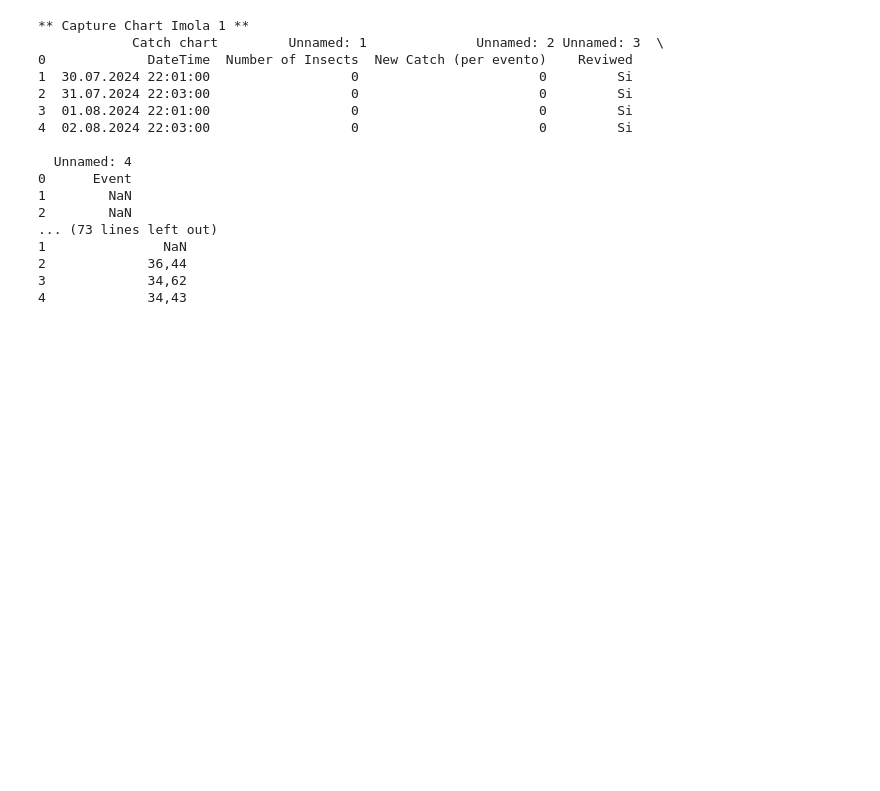
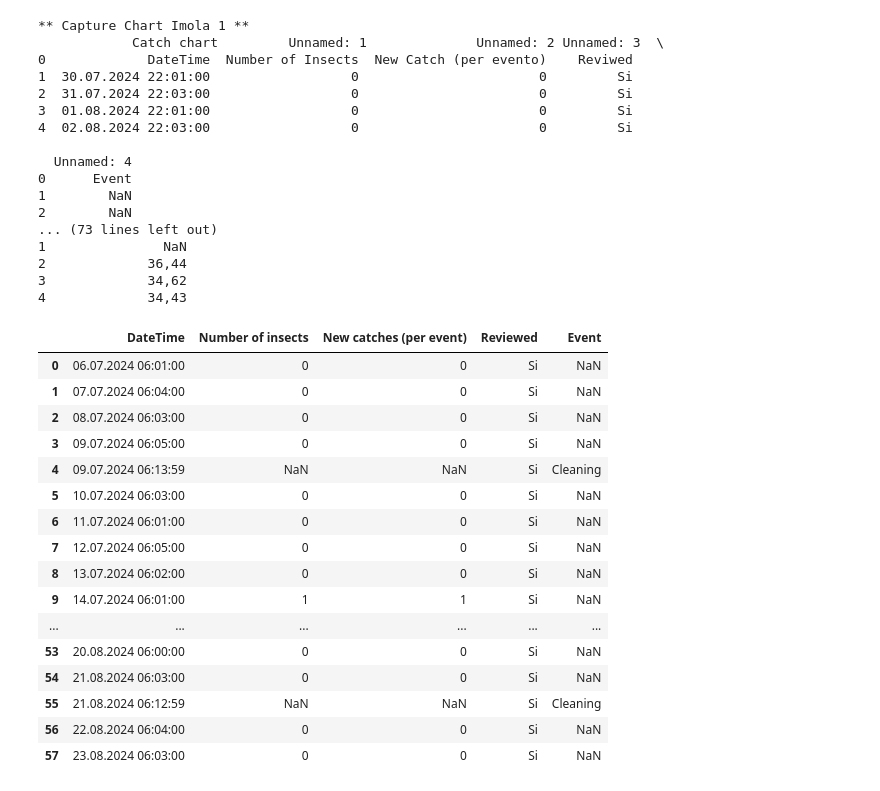
Before and after one commit to raz0208/Agritech-Pest-Prediction, a Jupyter notebook: Agritech_Pest_Prediction_and_Classification.ipynb, the cells around one changed output. Cells and saved outputs as stored; diff of their text form; code cells hidden in the pictures; blank space fills up the shorter version.

```diff
--- a/Agritech_Pest_Prediction_and_Classification.ipynb
+++ b/Agritech_Pest_Prediction_and_Classification.ipynb
@@ -73,3 +73,30 @@ print("** Historical Weather Data Imola 3 ** \n",Historical_Weather_Data_Imola_3
 2             36,44
 3             34,62
 4             34,43
+# %%
+# Rename columns using the first row as header and drop the old header row
+
+# Fix Capture Chart data for Cicalino
+Capture_Chart_Cicalino_1.columns = Capture_Chart_Cicalino_1.iloc[0]  # Set first row as header
+Capture_Chart_Cicalino_1 = Capture_Chart_Cicalino_1[1:].reset_index(drop=True)  # Remove first row
+
+# Fix Historical Weather Data for Cicalino
+Capture_Chart_Cicalino_1
+# %% [output]
+|  | DateTime | Number of insects | New catches (per event) | Reviewed | Event |
+| 0 | 06.07.2024 06:01:00 | 0 | 0 | Si | NaN |
+| 1 | 07.07.2024 06:04:00 | 0 | 0 | Si | NaN |
+| 2 | 08.07.2024 06:03:00 | 0 | 0 | Si | NaN |
+| 3 | 09.07.2024 06:05:00 | 0 | 0 | Si | NaN |
+| 4 | 09.07.2024 06:13:59 | NaN | NaN | Si | Cleaning |
+| 5 | 10.07.2024 06:03:00 | 0 | 0 | Si | NaN |
+| 6 | 11.07.2024 06:01:00 | 0 | 0 | Si | NaN |
+| 7 | 12.07.2024 06:05:00 | 0 | 0 | Si | NaN |
+| 8 | 13.07.2024 06:02:00 | 0 | 0 | Si | NaN |
+| 9 | 14.07.2024 06:01:00 | 1 | 1 | Si | NaN |
+| ... | ... | ... | ... | ... | ... |
+| 53 | 20.08.2024 06:00:00 | 0 | 0 | Si | NaN |
+| 54 | 21.08.2024 06:03:00 | 0 | 0 | Si | NaN |
+| 55 | 21.08.2024 06:12:59 | NaN | NaN | Si | Cleaning |
+| 56 | 22.08.2024 06:04:00 | 0 | 0 | Si | NaN |
+| 57 | 23.08.2024 06:03:00 | 0 | 0 | Si | NaN |
```
Also changed, not shown: parts of 3 cells of this notebook.
